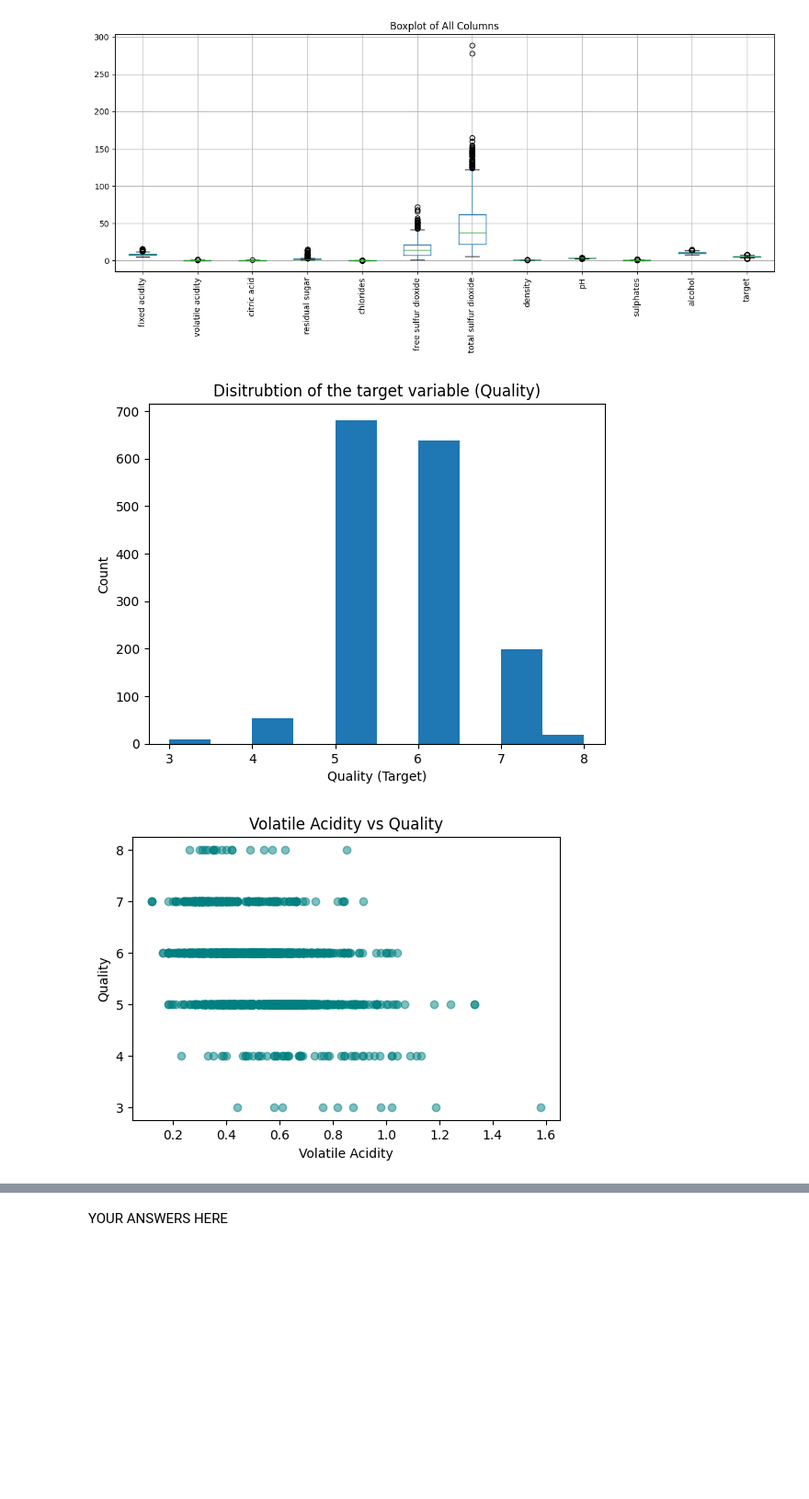
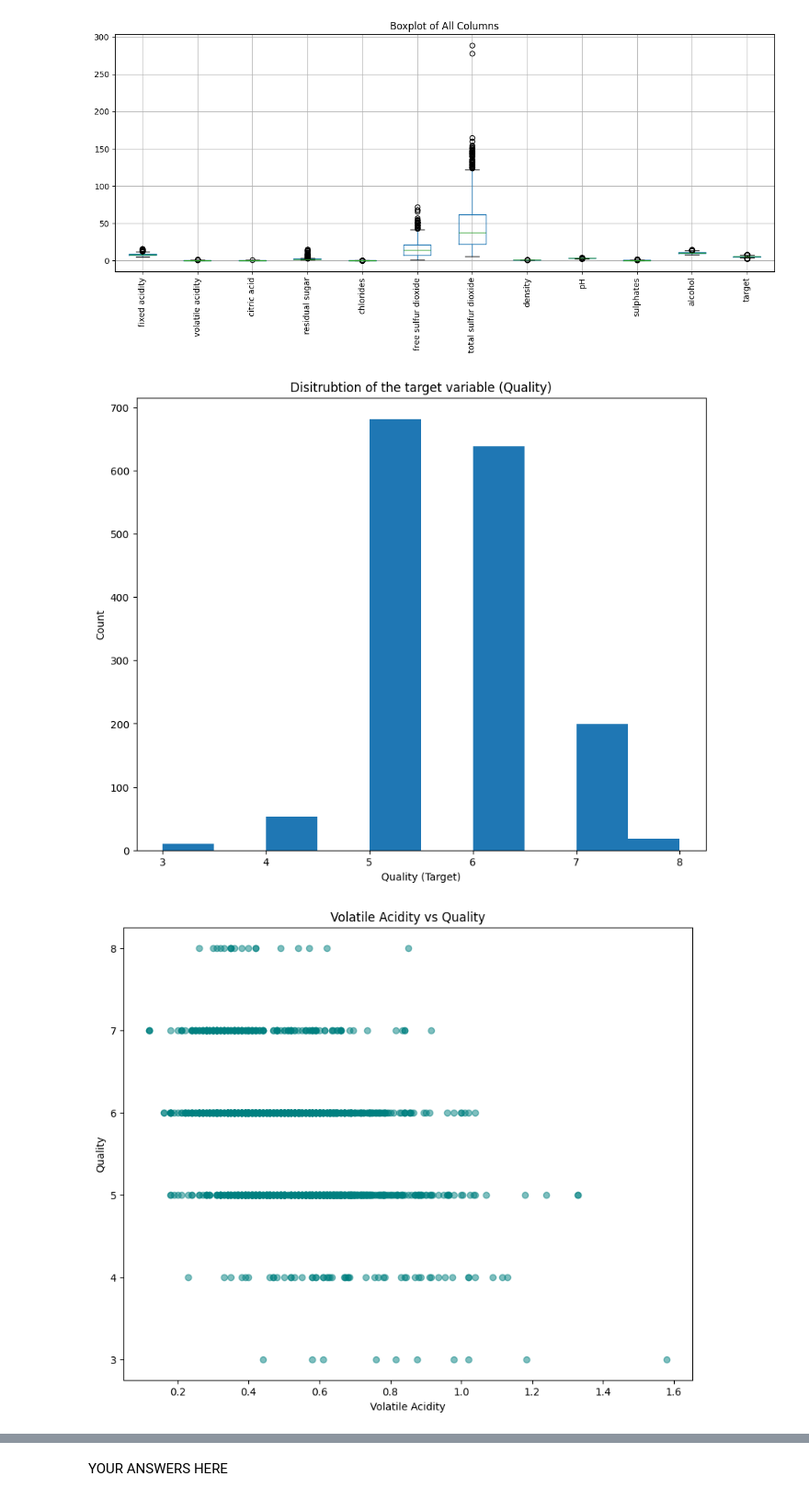
Before and after one commit to carlos00002/DX602-final-project, a Jupyter notebook: project.ipynb, the cells around one changed output, grey strips where cells are left out. Shown at 92% size. Cells and saved outputs as stored; diff of their text form; code cells hidden in the pictures; blank space fills up the shorter version.

```diff
--- a/project.ipynb
+++ b/project.ipynb
@@ -238,26 +238,27 @@ This chart shows that most of the wines are rated 5 or 6, and there arent many w
 So the dataset is basically centered around mid-quality wines.
 This tells me the data is imbalanced and most of the models learning will come from these middle categories.
 '''
+plt.figure(figsize=(10,8))
 plt.hist(df['target'])
 plt.title("Disitrubtion of the target variable (Quality)")
 plt.xlabel("Quality (Target)")
 plt.ylabel("Count");
 # %% [output]
-[figure, old version]
+[figure, new version]
 # %%
 '''
 This scatter plot stood out because it shows a clear negative trend.
 As volatile acidity goes up, the quality score usually drops.
 That makes sense because higher volatile acidity gives wine a stronger, vinegar like smell. So this feature is one of the strongest negative indicators of wine quality.
 '''
-plt.figure(figsize=(6,4))
+plt.figure(figsize=(10,8))
 plt.scatter(df["volatile acidity"], df["target"], alpha=0.5, color="teal")
 plt.title("Volatile Acidity vs Quality")
 plt.xlabel("Volatile Acidity")
 plt.ylabel("Quality")
 plt.show()
 # %% [output]
-[figure, old version]
+[figure, new version]
 # %%
 '''
 This line graph shows that higher-quality wines tend to have higher alcohol levels on average.
```
Also changed, not shown: parts of 4 cells of this notebook.
